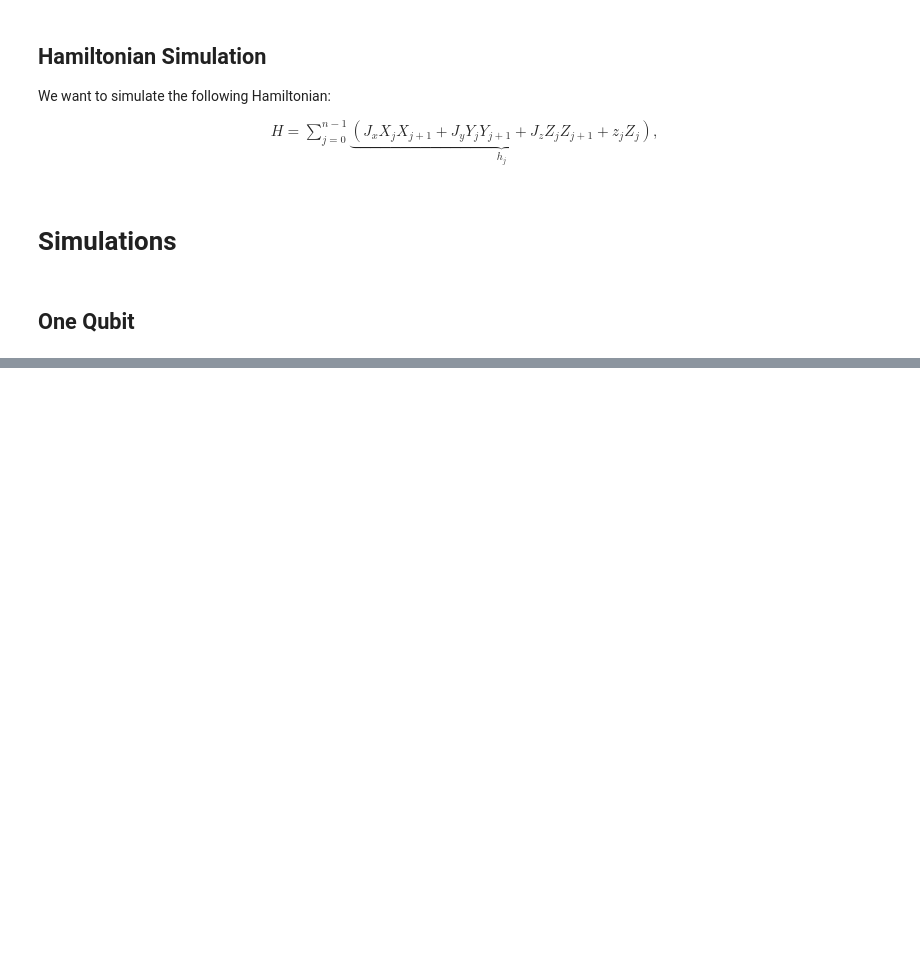
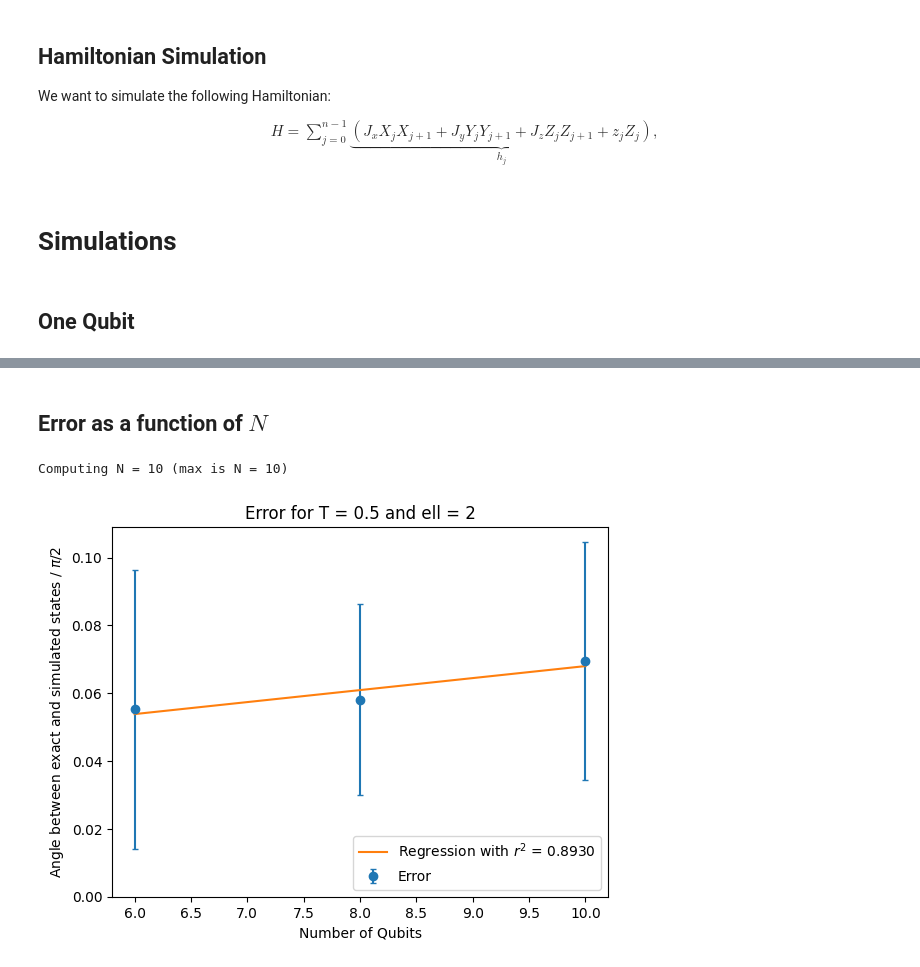
Before and after one commit to guilhermebaos/QUARMEN-Lessons, a Jupyter notebook: Quantum Algorithms/02-Final-Project.ipynb, the cells around one changed output, grey strips where cells are left out. Saved outputs shown, nothing was run; the diff lists cells and outputs as text; code cells hidden in the pictures; blank space fills up the shorter version.

```diff
--- a/Quantum Algorithms/02-Final-Project.ipynb
+++ b/Quantum Algorithms/02-Final-Project.ipynb
@@ -281,0 +481,72 @@ Initial state is blue and final is red.
+# %% [markdown]
+## Error as a function of $N$
+# %%
+# PARAMETERS
+Nmin = 6
+Nmax = 10
+Nstep = 2
+Nsample = 20
+ell = 2
+
+dt = 0.5
+t = 0.5
+
+# Coupling
+jj = [0.25, 0.25, 0.25]
+
+# Run simulation for each N
+nn = np.arange(Nmin, Nmax+Nstep, Nstep)
+nn_model = np.reshape(nn, (-1, 1))
+ee_ave = []
+ee_std = []
+for N in nn:
+    # Convert to int
+    N = int(N)
+
+    # Progress
+    print(f"\rComputing N = {N} (max is N = {Nmax})", end="")
+
+    ee_temp = []
+    for _ in range(Nsample):
+
+        # Randomize field
+        zz = np.random.random(N) * 0.25
+
+        # Randomize initial state
+        state_type = np.random.random(N)
+        state_str = ["0" if num > 0.5 else "+" for num in state_type]
+        state = Statevector.from_label("".join(state_str))
+
+        # Compute error
+        tt, eps = error_lieb(state, N, zz, jj, ell, order=2, dt=dt, t=t, exact=True, draw=False)
+        ee_temp += [eps[-1]]
+
+    # Compute average and std
+    ee_ave += [np.average(ee_temp)]
+    ee_std += [np.std(ee_temp)]
+
+# Convert to array
+ee = np.array(ee_ave)
+
+# Linear regression
+model = LinearRegression()
+model.fit(nn_model, ee)
+
+a = model.intercept_
+b = model.coef_[0]
+r2 = model.score(nn_model, ee)
+
+reg = b * nn + a
+
+# Plot
+plt.errorbar(nn, ee/(np.pi/2), yerr=ee_std, fmt="o", capsize=2, label="Error")
+plt.plot(nn, reg/(np.pi/2), label=f"Regression with $r^2$ = {r2:.4f}")
+plt.title(f"Error for T = {t} and ell = {ell}")
+plt.xlabel("Number of Qubits")
+plt.ylabel("Angle between exact and simulated states / $\\pi/2$")
+plt.ylim(bottom=0)
+plt.legend()
+plt.show()
+# %% [output]
+Computing N = 10 (max is N = 10)
+[figure, added]
```
Also changed, not shown: parts of 19 cells of this notebook.
